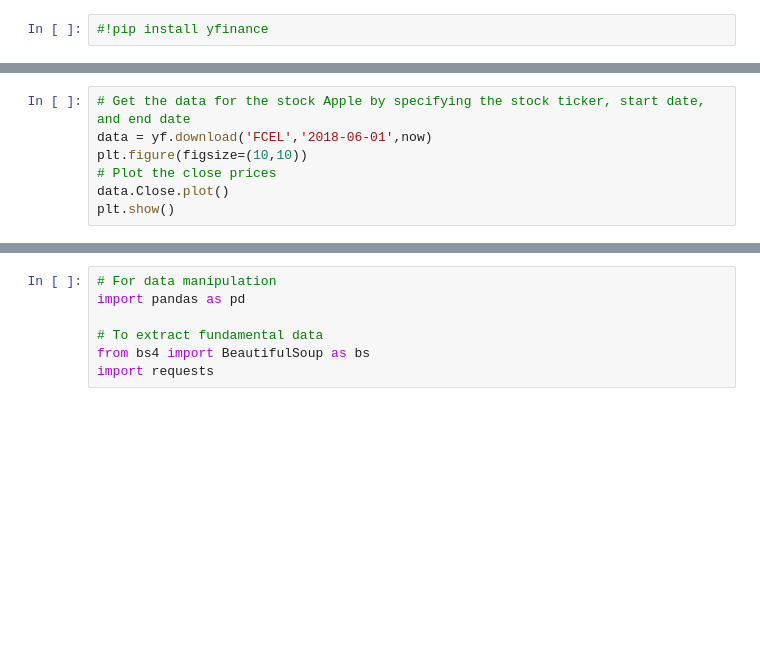
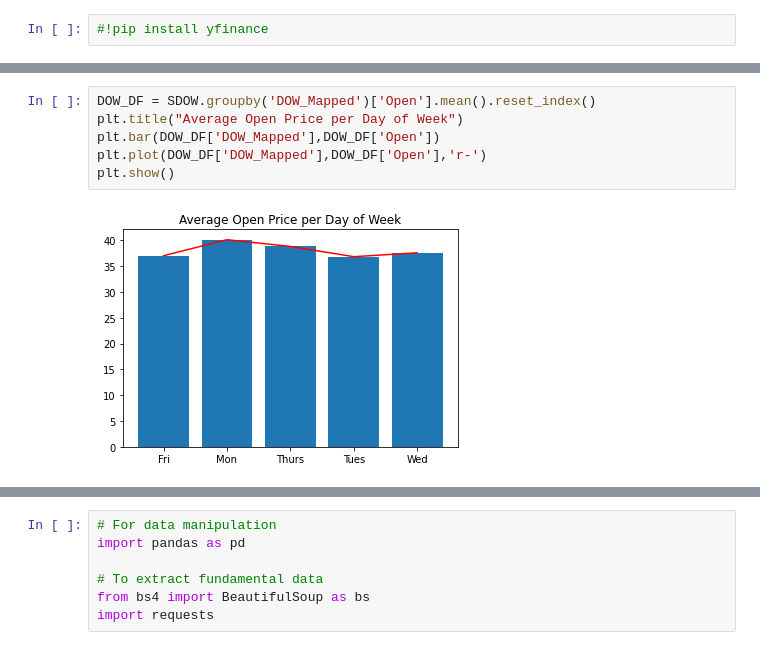
Before and after one commit to Mtaylert/Stock_Evaluation, a Jupyter notebook: StockEvaluations.ipynb, the cells around one changed output, grey strips where cells are left out. Cells and saved outputs as stored; diff of their text form; blank space fills up the shorter version.

```diff
--- a/StockEvaluations.ipynb
+++ b/StockEvaluations.ipynb
@@ -19,7 +17,0 @@ def ge
-# %%
-# Get the data for the stock Apple by specifying the stock ticker, start date, and end date
-data = yf.download('FCEL','2018-06-01',now)
-plt.figure(figsize=(10,10))
-# Plot the close prices
-data.Close.plot()
-plt.show()
@@ -108,0 +131,8 @@ plt.show()
+# %%
+DOW_DF = SDOW.groupby('DOW_Mapped')['Open'].mean().reset_index()
+plt.title("Average Open Price per Day of Week")
+plt.bar(DOW_DF['DOW_Mapped'],DOW_DF['Open'])
+plt.plot(DOW_DF['DOW_Mapped'],DOW_DF['Open'],'r-')
+plt.show()
+# %% [output]
+[figure, added]
```
Also changed, not shown: parts of 15 cells of this notebook.
